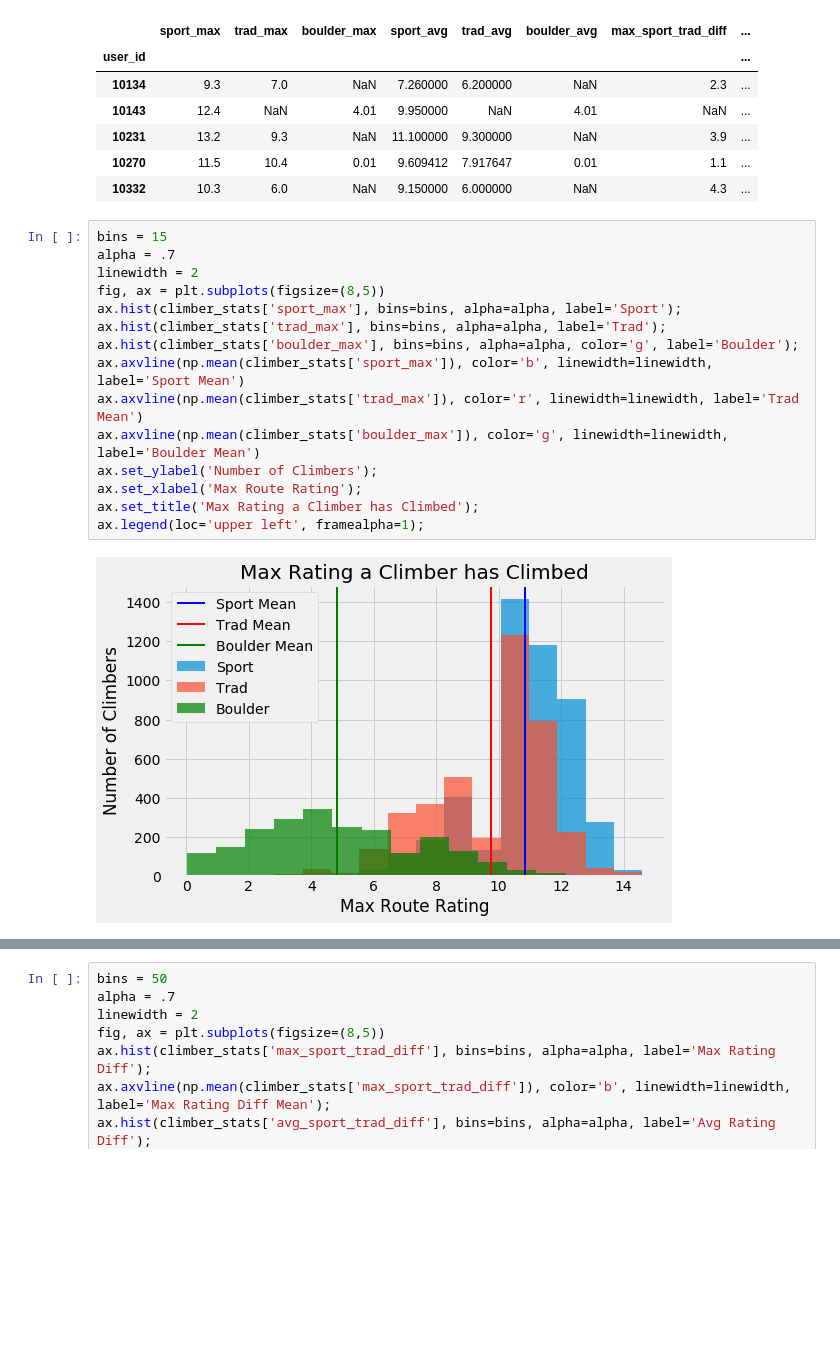
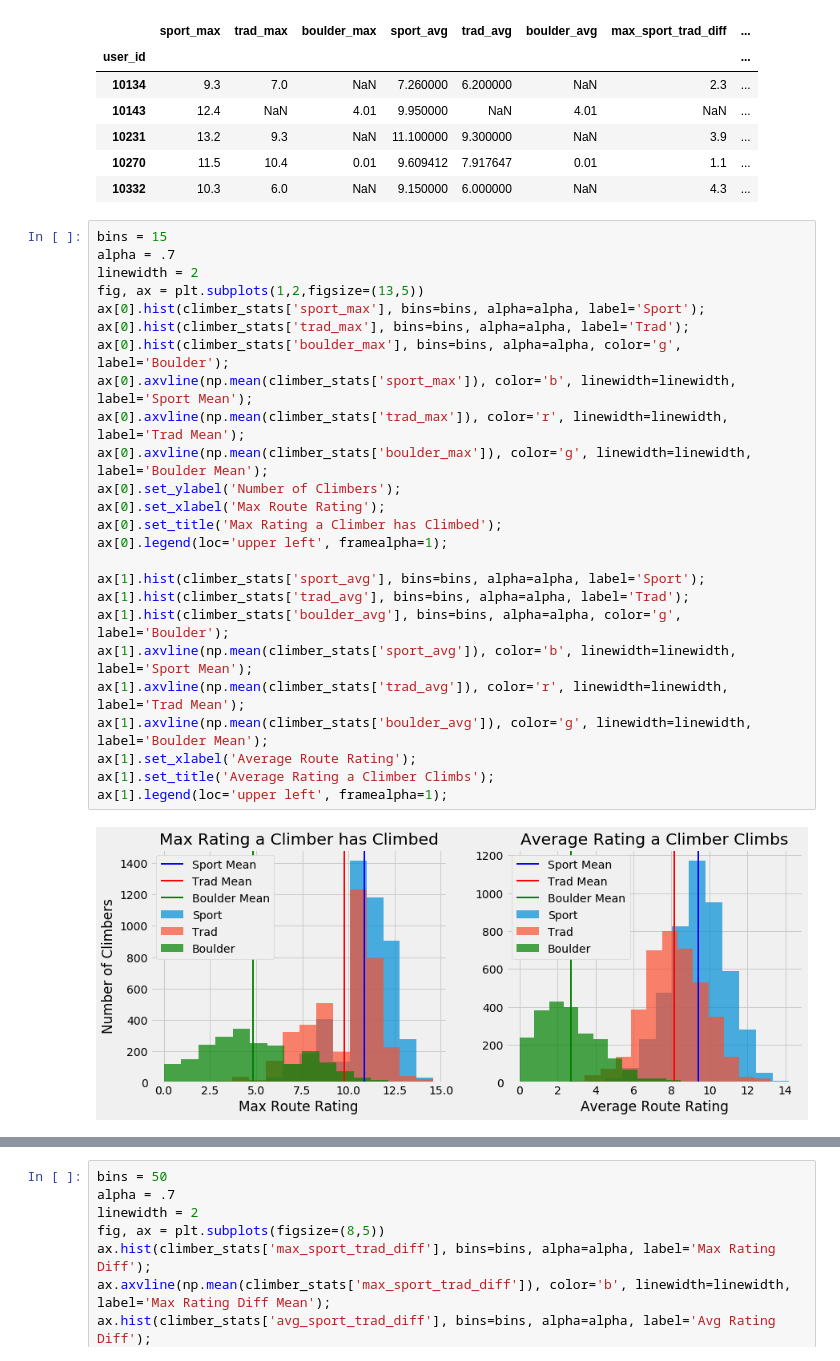
Before and after one commit to redwin21/trad-vs-sport, a Jupyter notebook: analysis/eda.ipynb, the cells around one changed output, grey strips where cells are left out. Cells and saved outputs as stored; diff of their text form; blank space fills up the shorter version.

```diff
--- a/analysis/eda.ipynb
+++ b/analysis/eda.ipynb
@@ -189,17 +214,27 @@ climber_stats.head()
 # %%
 bins = 15
 alpha = .7
 linewidth = 2
-fig, ax = plt.subplots(figsize=(8,5))
-ax.hist(climber_stats['sport_max'], bins=bins, alpha=alpha, label='Sport');
-ax.hist(climber_stats['trad_max'], bins=bins, alpha=alpha, label='Trad');
-ax.hist(climber_stats['boulder_max'], bins=bins, alpha=alpha, color='g', label='Boulder');
-ax.axvline(np.mean(climber_stats['sport_max']), color='b', linewidth=linewidth, label='Sport Mean')
-ax.axvline(np.mean(climber_stats['trad_max']), color='r', linewidth=linewidth, label='Trad Mean')
-ax.axvline(np.mean(climber_stats['boulder_max']), color='g', linewidth=linewidth, label='Boulder Mean')
-ax.set_ylabel('Number of Climbers');
-ax.set_xlabel('Max Route Rating');
-ax.set_title('Max Rating a Climber has Climbed');
-ax.legend(loc='upper left', framealpha=1);
+fig, ax = plt.subplots(1,2,figsize=(13,5))
+ax[0].hist(climber_stats['sport_max'], bins=bins, alpha=alpha, label='Sport');
+ax[0].hist(climber_stats['trad_max'], bins=bins, alpha=alpha, label='Trad');
+ax[0].hist(climber_stats['boulder_max'], bins=bins, alpha=alpha, color='g', label='Boulder');
+ax[0].axvline(np.mean(climber_stats['sport_max']), color='b', linewidth=linewidth, label='Sport Mean');
+ax[0].axvline(np.mean(climber_stats['trad_max']), color='r', linewidth=linewidth, label='Trad Mean');
+ax[0].axvline(np.mean(climber_stats['boulder_max']), color='g', linewidth=linewidth, label='Boulder Mean');
+ax[0].set_ylabel('Number of Climbers');
+ax[0].set_xlabel('Max Route Rating');
+ax[0].set_title('Max Rating a Climber has Climbed');
+ax[0].legend(loc='upper left', framealpha=1);
+
+ax[1].hist(climber_stats['sport_avg'], bins=bins, alpha=alpha, label='Sport');
+ax[1].hist(climber_stats['trad_avg'], bins=bins, alpha=alpha, label='Trad');
+ax[1].hist(climber_stats['boulder_avg'], bins=bins, alpha=alpha, color='g', label='Boulder');
+ax[1].axvline(np.mean(climber_stats['sport_avg']), color='b', linewidth=linewidth, label='Sport Mean');
+ax[1].axvline(np.mean(climber_stats['trad_avg']), color='r', linewidth=linewidth, label='Trad Mean');
+ax[1].axvline(np.mean(climber_stats['boulder_avg']), color='g', linewidth=linewidth, label='Boulder Mean');
+ax[1].set_xlabel('Average Route Rating');
+ax[1].set_title('Average Rating a Climber Climbs');
+ax[1].legend(loc='upper left', framealpha=1);
 # %% [output]
-[figure, old version]
+[figure, new version]
```
Also changed, not shown: parts of 8 cells of this notebook.
